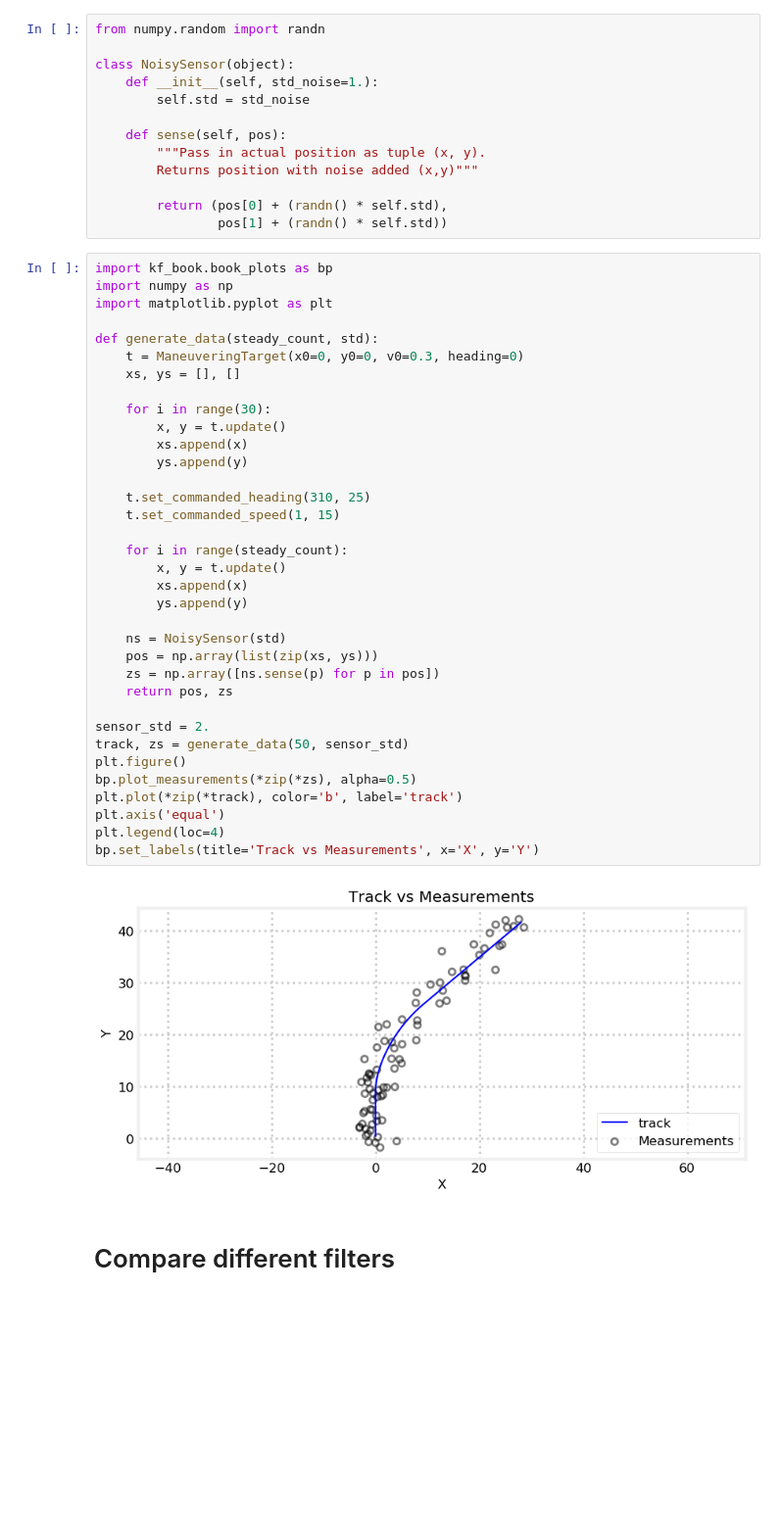
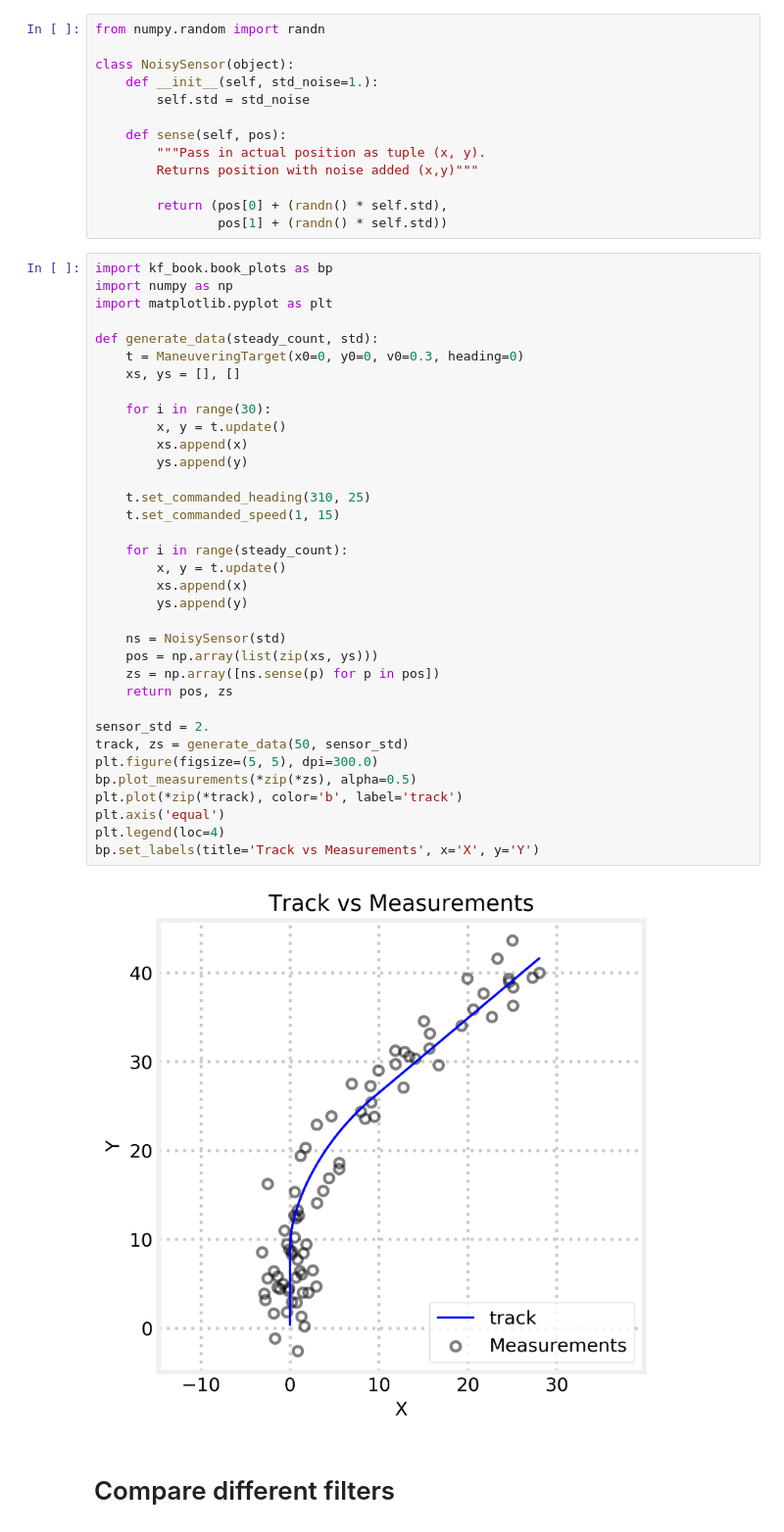
Before and after one commit to shkolnick-kun/kalman_h_infinity_filters, a Jupyter notebook: TestsLinear.ipynb, the cells around one changed output. Shown at 98% size. Cells and saved outputs as stored; diff of their text form; blank space fills up the shorter version.

```diff
--- a/TestsLinear.ipynb
+++ b/TestsLinear.ipynb
@@ -93,35 +93,35 @@ import matplotlib.pyplot as plt
 def generate_data(steady_count, std):
     t = ManeuveringTarget(x0=0, y0=0, v0=0.3, heading=0)
     xs, ys = [], []
 
     for i in range(30):
         x, y = t.update()
         xs.append(x)
         ys.append(y)
 
     t.set_commanded_heading(310, 25)
     t.set_commanded_speed(1, 15)
 
     for i in range(steady_count):
         x, y = t.update()
         xs.append(x)
         ys.append(y)
 
     ns = NoisySensor(std)
     pos = np.array(list(zip(xs, ys)))
     zs = np.array([ns.sense(p) for p in pos])
     return pos, zs
 
 sensor_std = 2.
 track, zs = generate_data(50, sensor_std)
-plt.figure()
+plt.figure(figsize=(5, 5), dpi=300.0)
 bp.plot_measurements(*zip(*zs), alpha=0.5)
 plt.plot(*zip(*track), color='b', label='track')
 plt.axis('equal')
 plt.legend(loc=4)
 bp.set_labels(title='Track vs Measurements', x='X', y='Y')
 # %% [output]
-[figure, old version]
+[figure, new version]
 # %% [markdown]
 # Compare different filters
 # %%
```
Also changed, not shown: parts of 20 cells of this notebook, 1 other file.
